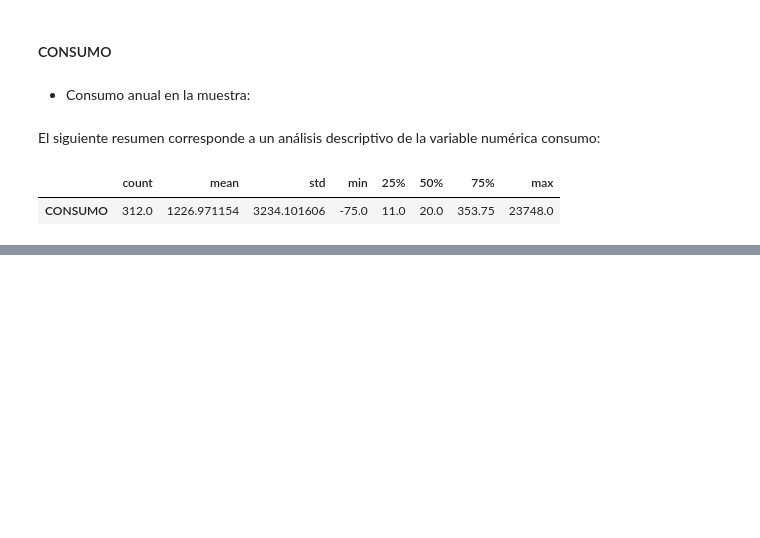
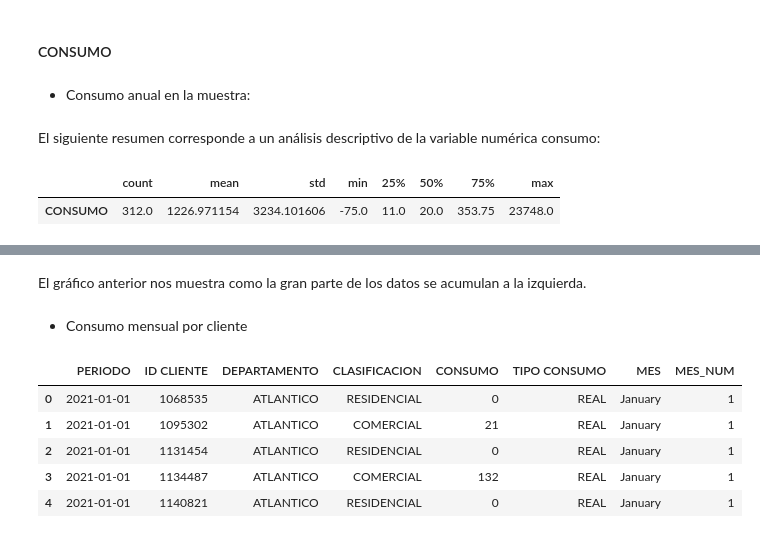
Before and after one commit to vanebertel/PRUEBA_GASES, a Jupyter notebook: _sources/notebooks.ipynb, the cells around one changed output, grey strips where cells are left out. Saved outputs shown, nothing was run; the diff lists cells and outputs as text; code cells hidden in the pictures; blank space fills up the shorter version.

```diff
--- a/_sources/notebooks.ipynb
+++ b/_sources/notebooks.ipynb
@@ -225,0 +238,15 @@ pd.DataFrame(DATOS['CONSUMO'].describe()).T
+# %% [markdown]
+El gráfico anterior nos muestra como la gran parte de los datos se acumulan a la izquierda.
+# %% [markdown]
+- Consumo mensual por cliente
+# %%
+DATOS['MES_NUM'] = DATOS['PERIODO'].dt.month
+DATOS=pd.DataFrame(DATOS)
+DATOS.head()
+# %% [output]
+|  | PERIODO | ID CLIENTE | DEPARTAMENTO | CLASIFICACION | CONSUMO | TIPO CONSUMO | MES | MES_NUM |
+| 0 | 2021-01-01 | 1068535 | ATLANTICO | RESIDENCIAL | 0 | REAL | January | 1 |
+| 1 | 2021-01-01 | 1095302 | ATLANTICO | COMERCIAL | 21 | REAL | January | 1 |
+| 2 | 2021-01-01 | 1131454 | ATLANTICO | RESIDENCIAL | 0 | REAL | January | 1 |
+| 3 | 2021-01-01 | 1134487 | ATLANTICO | COMERCIAL | 132 | REAL | January | 1 |
+| 4 | 2021-01-01 | 1140821 | ATLANTICO | RESIDENCIAL | 0 | REAL | January | 1 |
```
Also changed, not shown: parts of 18 cells of this notebook, 3 other files.
